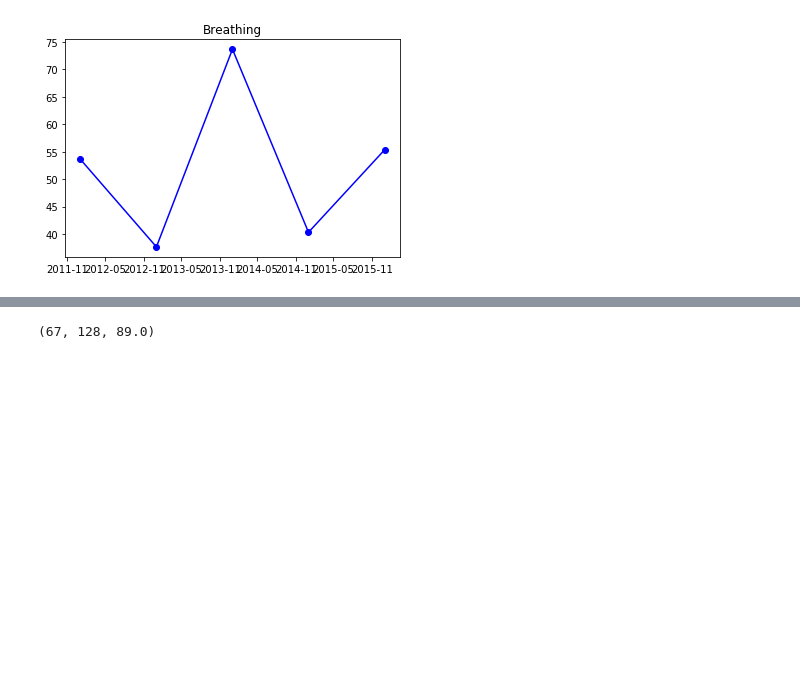
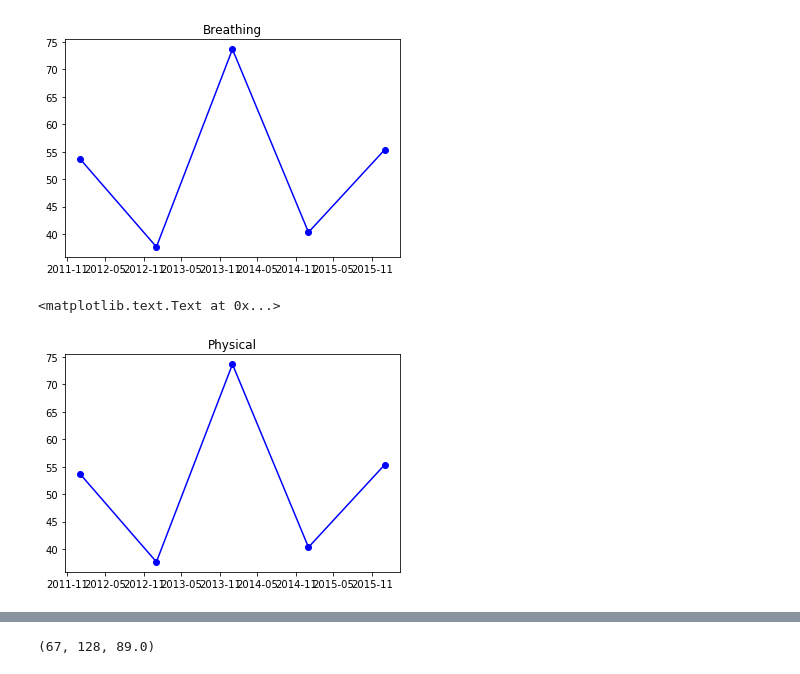
Before and after one commit to HealthHackAu2017/emnd, a Jupyter notebook: output for report results.ipynb, the cells around one changed output, grey strips where cells are left out. Drawn from its saved outputs; the diff is of its cells as text; code cells hidden in the pictures; blank space fills up the shorter version.

```diff
--- a/output for report results.ipynb
+++ b/output for report results.ipynb
@@ -71,7 +78,8 @@ columns = ['D3', 'DateofForm','D21', 'D22a', 'D22b', 'D22c', 'D22d', 'D22e','D23
            'Twitching_LL', 'Cramping_LL', 'Weakness_LL', 'Stiffness_LL', 'Pain_LL', 'Physical_Fatigue_RL', 'Wasting_RL',
            'Twitching_RL', 'Cramping_RL', 'Weakness_RL', 'Stiffness_RL', 'Pain_RL', 'Physical_Fatigue_LA', 'Wasting_LA',
            'Twitching_LA', 'Cramping_LA', 'Weakness_LA', 'Stiffness_LA', 'Pain_LA', 'Physical_Fatigue_RA', 'Wasting_RA',
-           'Twitching_RA', 'Cramping_RA', 'Weakness_RA', 'Stiffness_RA', 'Pain_RA']
+           'Twitching_RA', 'Cramping_RA', 'Weakness_RA', 'Stiffness_RA', 'Pain_RA', 'Physical_Fatigue_Torso', 'Wasting_Torso',
+           'Twitching_Torso', 'Cramping_Torso', 'Weakness_Torso', 'Stiffness_Torso', 'Pain_Torso']
 sampleData[columns].describe()
 # %% [output]
 |  | D3 | D21 | D22a | D22b | D22c | D22d | D22e | D23a | D23b | D23c | ... | ... |
@@ -219,9 +220,17 @@ patient_results['appetite'] = (patient_results.D25a + patient_results.D25b +
   - Cramping_RA
   - Weakness_RA
   - Stiffness_RA
-  - Pain_RA '''
+  - Pain_RA
+  - Physical_Fatigue_Torso
+  - Wasting_Torso
+  - Twitching_Torso
+  - Cramping_Torso
+  - Weakness_Torso
+  - Stiffness_Torso
+  - Pain_Torso
+  '''
 
-patient_results['Pycical_Total'] = (patient_results.Physical_Fatigue_LL + patient_results.Wasting_LL +
+patient_results['Physical_Total'] = (patient_results.Physical_Fatigue_LL + patient_results.Wasting_LL +
                                     patient_results.Twitching_LL + patient_results.Cramping_LL + patient_results.Weakness_LL +
                                     patient_results.Stiffness_LL + patient_results.Pain_LL + patient_results.Physical_Fatigue_RL +
                                     patient_results.Wasting_RL + patient_results.Twitching_RL + patient_results.Cramping_RL +
@@ -231,7 +240,11 @@ patient_results['Pycical_Total'] = (patient_results.Physical_Fatigue_LL + patien
                                     patient_results.Stiffness_LA + patient_results.Pain_LA +
                                     patient_results.Physical_Fatigue_RA + patient_results.Wasting_RA +
                                     patient_results.Twitching_RA + patient_results.Cramping_RA + patient_results.Weakness_RA +
-                                    patient_results.Stiffness_RA + patient_results.Pain_RA) / 21
+                                    patient_results.Stiffness_RA + patient_results.Pain_RA +
+                                    patient_results.Physical_Fatigue_Torso + patient_results.Wasting_Torso +
+                                    patient_results.Twitching_Torso + patient_results.Cramping_Torso +
+                                    patient_results.Weakness_Torso + patient_results.Stiffness_Torso +
+                                    patient_results.Pain_Torso) / 35
 # %%
 ## Mental Health over time
 
@@ -272,3 +285,15 @@ plt.title('Breathing')
 # %% [output]
 <matplotlib.text.Text at 0x...>
 [figure]
+# %%
+physical = patient_results['Physical_Total']
+timeline = patient_results['DateofForm']
+
+x = timeline
+y = breathing
+plt.plot(x, y, color='blue', marker='.',
+     markerfacecolor='blue', markersize=12)
+plt.title('Physical')
+# %% [output]
+<matplotlib.text.Text at 0x...>
+[figure, added]
```
Also changed, not shown: parts of 13 cells of this notebook.
